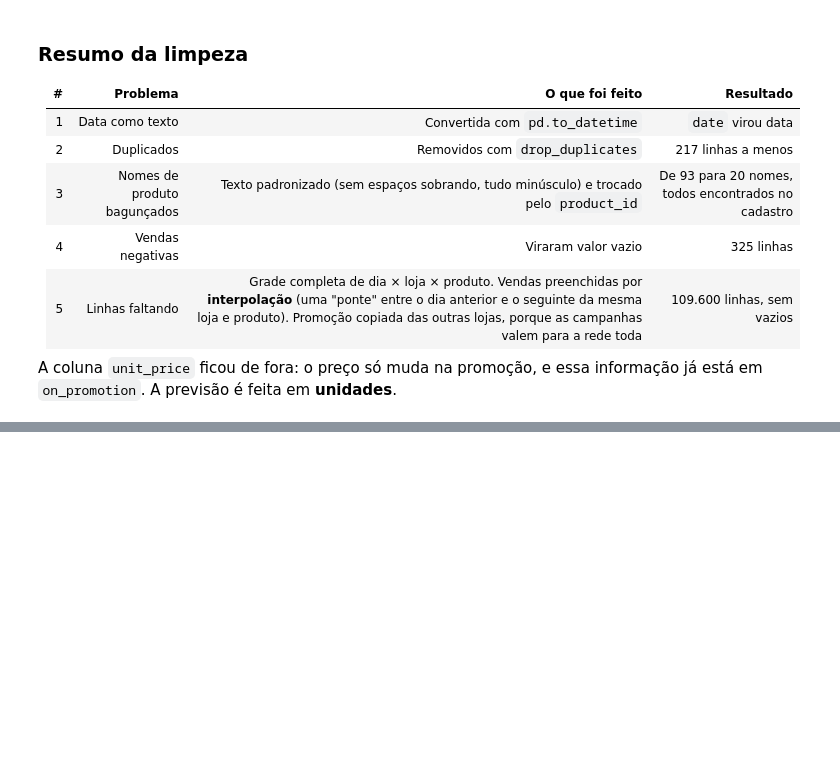
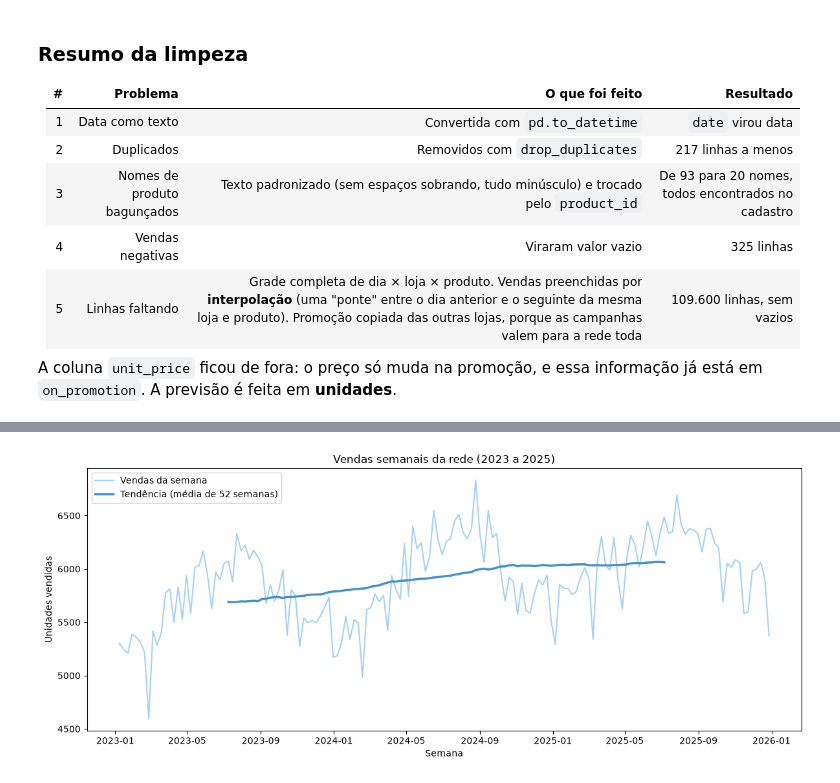
Before and after one commit to ricardo-paganini/pharmacy-demand-forecast, a Jupyter notebook: pharmacy_demand_forecast.ipynb, the cells around one changed output, grey strips where cells are left out. Cells and saved outputs as stored; diff of their text form; code cells hidden in the pictures; blank space fills up the shorter version.

Commit message:
Add EDA question 1: sales evolution

```diff
--- a/pharmacy_demand_forecast.ipynb
+++ b/pharmacy_demand_forecast.ipynb
@@ -357,0 +377,14 @@ A coluna `unit_price` ficou de fora: o preço só muda na promoção, e essa inf
+# %%
+weekly = sales_clean.set_index('date')['units_sold'].resample('W').sum().iloc[1:-1].to_frame()
+weekly['trend'] = weekly['units_sold'].rolling(52, center=True).mean()
+
+fig, ax = plt.subplots(figsize=(12, 5))
+sns.lineplot(data=weekly, x=weekly.index, y='units_sold', color='#a8d0f0', label='Vendas da semana', ax=ax)
+sns.lineplot(data=weekly, x=weekly.index, y='trend', color='#4a90c2', linewidth=2.5, label='Tendência (média de 52 semanas)', ax=ax)
+ax.set_title('Vendas semanais da rede (2023 a 2025)')
+ax.set_xlabel('Semana')
+ax.set_ylabel('Unidades vendidas')
+plt.tight_layout()
+plt.show()
+# %% [output]
+[figure, added]
```
Also changed, not shown: parts of 4 cells of this notebook.
